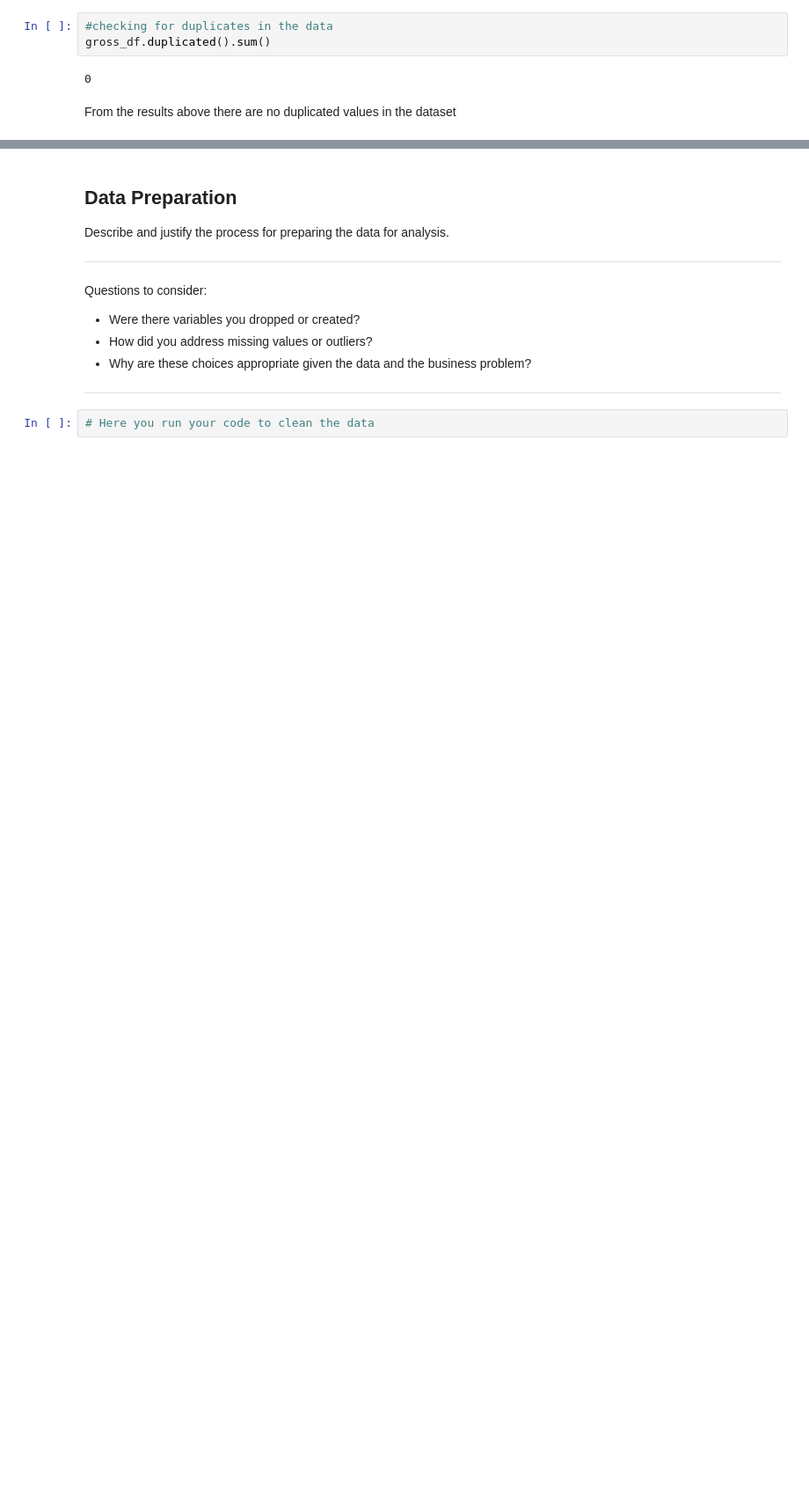
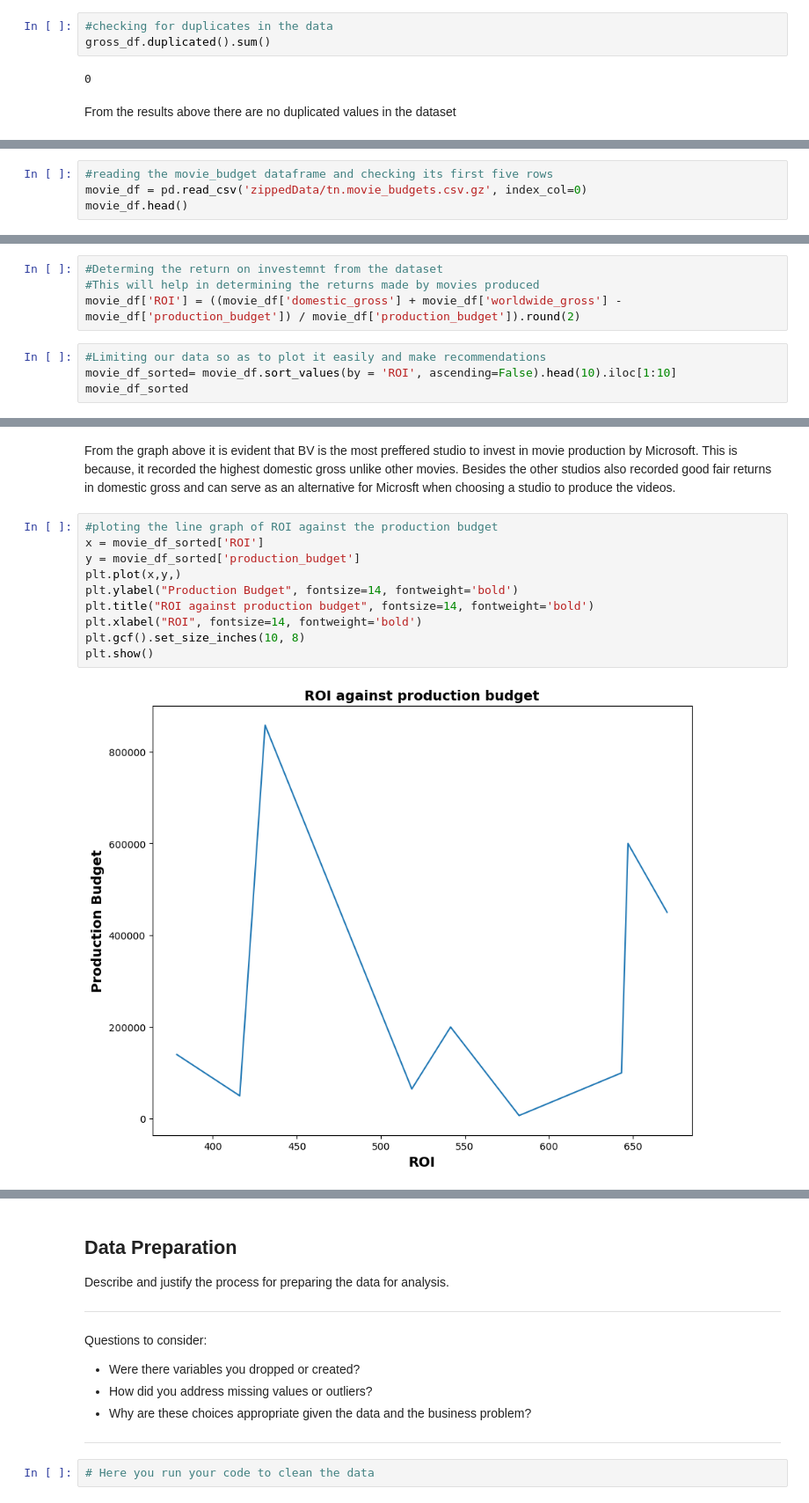
Before and after one commit to nelkemboi/dsc-project-template, a Jupyter notebook: dsc-phase1-project-template.ipynb, the cells around one changed output, grey strips where cells are left out. Shown at 88% size. Saved outputs shown, nothing was run; the diff lists cells and outputs as text; blank space fills up the shorter version.

```diff
--- a/dsc-phase1-project-template.ipynb
+++ b/dsc-phase1-project-template.ipynb
@@ -214,0 +359,4 @@ gross_df[gross_df.isna()]
+# %%
+#reading the movie_budget dataframe and checking its first five rows
+movie_df = pd.read_csv('zippedData/tn.movie_budgets.csv.gz', index_col=0)
+movie_df.head()
@@ -214,0 +458,8 @@ gross_df[gross_df.isna()]
+# %%
+#Determing the return on investemnt from the dataset
+#This will help in determining the returns made by movies produced
+movie_df['ROI'] = ((movie_df['domestic_gross'] + movie_df['worldwide_gross'] - movie_df['production_budget']) / movie_df['production_budget']).round(2)
+# %%
+#Limiting our data so as to plot it easily and make recommendations
+movie_df_sorted= movie_df.sort_values(by = 'ROI', ascending=False).head(10).iloc[1:10]
+movie_df_sorted
@@ -214,0 +519,14 @@ gross_df[gross_df.isna()]
+# %% [markdown]
+From the graph above it is evident that BV is the most preffered studio to invest in movie production by Microsoft. This is because, it recorded the highest domestic gross unlike other movies. Besides the other studios also recorded good fair returns in domestic gross and can serve as an alternative for Microsft when choosing a studio to produce the videos.
+# %%
+#ploting the line graph of ROI against the production budget
+x = movie_df_sorted['ROI']
+y = movie_df_sorted['production_budget']
+plt.plot(x,y,)
+plt.ylabel("Production Budget", fontsize=14, fontweight='bold')
+plt.title("ROI against production budget", fontsize=14, fontweight='bold')
+plt.xlabel("ROI", fontsize=14, fontweight='bold')
+plt.gcf().set_size_inches(10, 8)
+plt.show()
+# %% [output]
+[figure, added]
```
Also changed, not shown: parts of 36 cells of this notebook.
